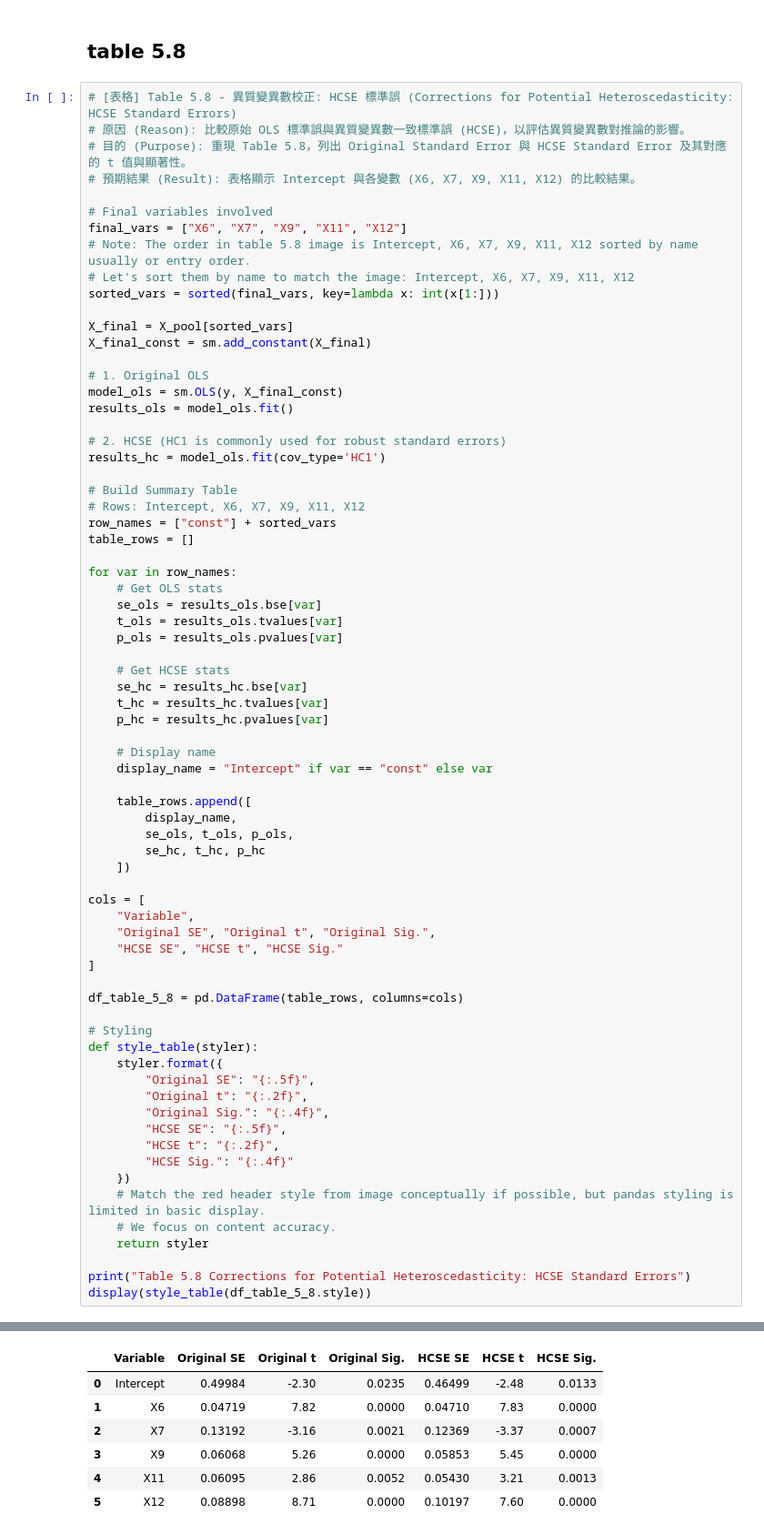
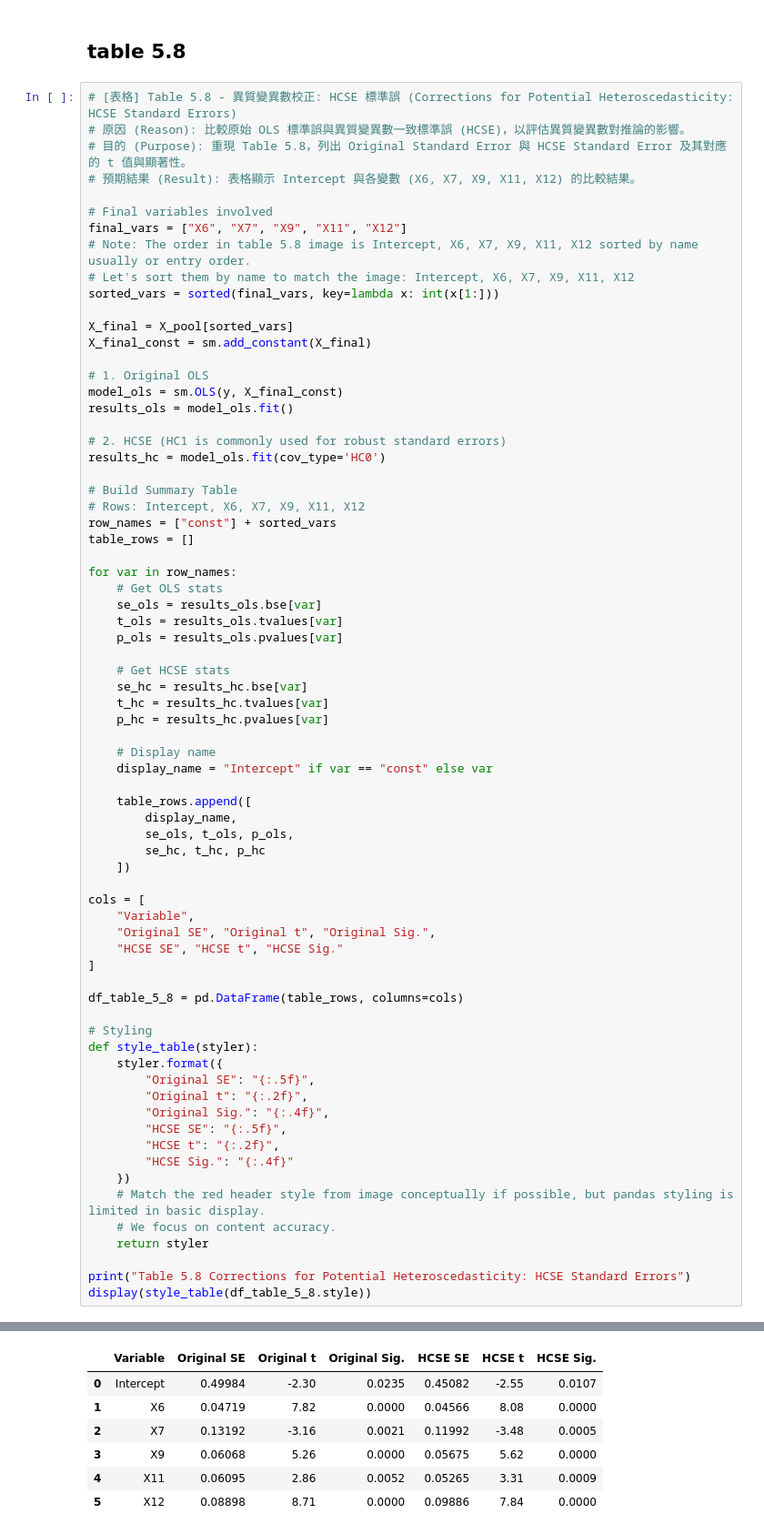
Before and after one commit to Xin95172/Personal-Project, a Jupyter notebook: 多變量分析/main.ipynb, the cells around one changed output, grey strips where cells are left out. Shown at 91% size. Cells and saved outputs as stored; diff of their text form.

```diff
--- a/多變量分析/main.ipynb
+++ b/多變量分析/main.ipynb
@@ -4134,7 +4134,7 @@ model_ols = sm.OLS(y, X_final_const)
 results_ols = model_ols.fit()
 
 # 2. HCSE (HC1 is commonly used for robust standard errors)
-results_hc = model_ols.fit(cov_type='HC1')
+results_hc = model_ols.fit(cov_type='HC0')
 
 # Build Summary Table
 # Rows: Intercept, X6, X7, X9, X11, X12
@@ -4161,36 +4161,36 @@ for var in row_names:
         se_hc, t_hc, p_hc
     ])
 
 cols = [
     "Variable",
     "Original SE", "Original t", "Original Sig.",
     "HCSE SE", "HCSE t", "HCSE Sig."
 ]
 
 df_table_5_8 = pd.DataFrame(table_rows, columns=cols)
 
 # Styling
 def style_table(styler):
     styler.format({
         "Original SE": "{:.5f}",
         "Original t": "{:.2f}",
         "Original Sig.": "{:.4f}",
         "HCSE SE": "{:.5f}",
         "HCSE t": "{:.2f}",
         "HCSE Sig.": "{:.4f}"
     })
     # Match the red header style from image conceptually if possible, but pandas styling is limited in basic display.
     # We focus on content accuracy.
     return styler
 
 print("Table 5.8 Corrections for Potential Heteroscedasticity: HCSE Standard Errors")
 display(style_table(df_table_5_8.style))
 # %% [output]
 Table 5.8 Corrections for Potential Heteroscedasticity: HCSE Standard Errors
 |  | Variable | Original SE | Original t | Original Sig. | HCSE SE | HCSE t | HCSE Sig. |
-| 0 | Intercept | 0.49984 | -2.30 | 0.0235 | 0.46499 | -2.48 | 0.0133 |
-| 1 | X6 | 0.04719 | 7.82 | 0.0000 | 0.04710 | 7.83 | 0.0000 |
-| 2 | X7 | 0.13192 | -3.16 | 0.0021 | 0.12369 | -3.37 | 0.0007 |
-| 3 | X9 | 0.06068 | 5.26 | 0.0000 | 0.05853 | 5.45 | 0.0000 |
-| 4 | X11 | 0.06095 | 2.86 | 0.0052 | 0.05430 | 3.21 | 0.0013 |
-| 5 | X12 | 0.08898 | 8.71 | 0.0000 | 0.10197 | 7.60 | 0.0000 |
+| 0 | Intercept | 0.49984 | -2.30 | 0.0235 | 0.45082 | -2.55 | 0.0107 |
+| 1 | X6 | 0.04719 | 7.82 | 0.0000 | 0.04566 | 8.08 | 0.0000 |
+| 2 | X7 | 0.13192 | -3.16 | 0.0021 | 0.11992 | -3.48 | 0.0005 |
+| 3 | X9 | 0.06068 | 5.26 | 0.0000 | 0.05675 | 5.62 | 0.0000 |
+| 4 | X11 | 0.06095 | 2.86 | 0.0052 | 0.05265 | 3.31 | 0.0009 |
+| 5 | X12 | 0.08898 | 8.71 | 0.0000 | 0.09886 | 7.84 | 0.0000 |
```
Also changed, not shown: parts of 2 cells of this notebook.
